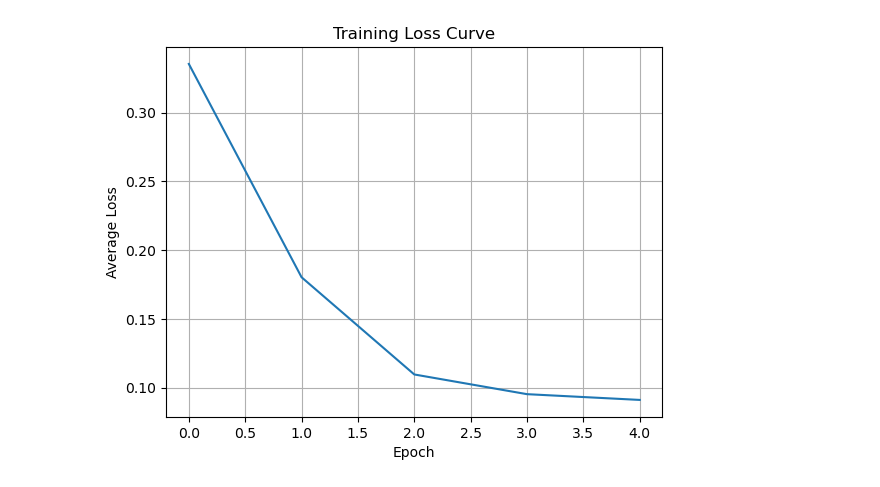
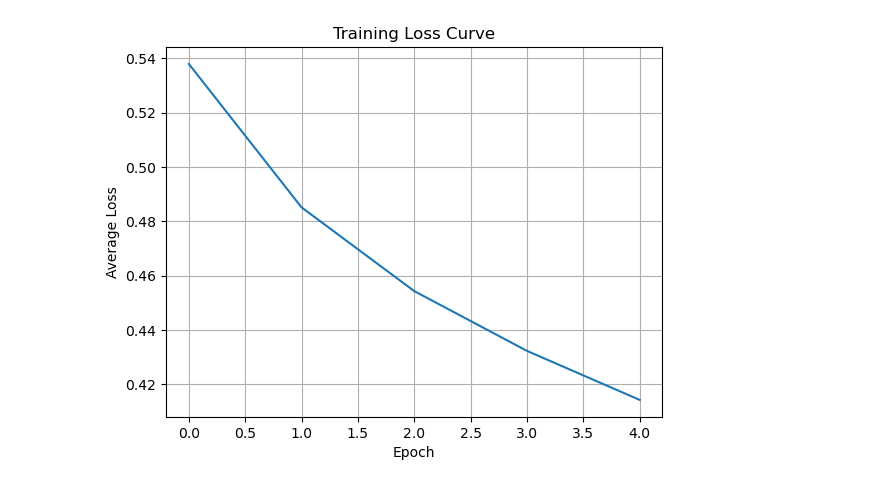
Before and after one commit to mooshifrew/autodiff, a Jupyter notebook: pytorch_implementation.ipynb, the cells around one changed output. Saved outputs shown, nothing was run; the diff lists cells and outputs as text; code cells hidden in the pictures.

```diff
--- a/pytorch_implementation.ipynb
+++ b/pytorch_implementation.ipynb
@@ -1,8 +98,8 @@
 # %%
+# New code where paramaters ARE updated once per epoch but lr needs to be reduced
 import torch
 import torch.nn as nn
 import torch.optim as optim
-import pickle as pkl
 import matplotlib.pyplot as plt
 
 # Load test params
@@ -11,24 +108,17 @@ file_path = r'C:\Users\CooperO\SYDE577\assignment-one-test-parameters.pkl'
 with open(file_path, 'rb') as file:
     data = pkl.load(file)
 
-inputs = torch.tensor(data['inputs'], dtype=torch.float32)
-targets = torch.tensor(data['targets'], dtype=torch.float32)
+inputs = torch.tensor(data['inputs'], dtype=torch.float64)
+targets = torch.tensor(data['targets'], dtype=torch.float64)
 
 # Define model
 class SimpleNet(nn.Module):
     def __init__(self):
         super(SimpleNet, self).__init__()
-        self.fc1 = nn.Linear(2, 10)
-        self.fc2 = nn.Linear(10, 10)
-        self.fc3 = nn.Linear(10, 1)
+        self.fc1 = nn.Linear(2, 10, dtype=torch.float64)
+        self.fc2 = nn.Linear(10, 10, dtype=torch.float64)
+        self.fc3 = nn.Linear(10, 1, dtype=torch.float64)
         self.relu = nn.ReLU()
-
-        model.fc1.weight = nn.Parameter(torch.tensor(data['w1'], dtype=torch.float32))
-        model.fc1.bias = nn.Parameter(torch.tensor(data['b1'], dtype=torch.float32))
-        model.fc2.weight = nn.Parameter(torch.tensor(data['w2'], dtype=torch.float32))
-        model.fc2.bias = nn.Parameter(torch.tensor(data['b2'], dtype=torch.float32))
-        model.fc3.weight = nn.Parameter(torch.tensor(data['w3'], dtype=torch.float32))
-        model.fc3.bias = nn.Parameter(torch.tensor(data['b3'], dtype=torch.float32))
 
     def forward(self, x):
         x = self.relu(self.fc1(x))
@@ -40,47 +130,45 @@ class SimpleNet(nn.Module):
 model = SimpleNet()
 
 # Initialize weights and biases
-# with torch.no_grad():
-#     model.fc1.weight = nn.Parameter(torch.tensor(data['w1'], dtype=torch.float32))
-#     model.fc1.bias = nn.Parameter(torch.tensor(data['b1'], dtype=torch.float32))
-#     model.fc2.weight = nn.Parameter(torch.tensor(data['w2'], dtype=torch.float32))
-#     model.fc2.bias = nn.Parameter(torch.tensor(data['b2'], dtype=torch.float32))
-#     model.fc3.weight = nn.Parameter(torch.tensor(data['w3'], dtype=torch.float32))
-#     model.fc3.bias = nn.Parameter(torch.tensor(data['b3'], dtype=torch.float32))
+model.fc1.weight = nn.Parameter(torch.tensor(data['w1'], dtype=torch.float64))
+model.fc1.bias = nn.Parameter(torch.tensor(data['b1'], dtype=torch.float64))
+model.fc2.weight = nn.Parameter(torch.tensor(data['w2'], dtype=torch.float64))
+model.fc2.bias = nn.Parameter(torch.tensor(data['b2'], dtype=torch.float64))
+model.fc3.weight = nn.Parameter(torch.tensor(data['w3'], dtype=torch.float64))
+model.fc3.bias = nn.Parameter(torch.tensor(data['b3'], dtype=torch.float64))
 
 # MSE loss
 criterion = nn.MSELoss()
 
-# Custom MSE implementation (cannot be called like criterion it will be different)
+# Custom MSE implementation (MSE/2)
 def get_loss(y, y_hat):
     return 0.5 * ((y_hat - y) ** 2).mean()
 
-# Gradient descent optimizer; learning rate of 0.01
-optimizer = optim.SGD(model.parameters(), lr=0.01)
+# Optimizer with learning rate of 0.01
+optimizer = optim.SGD(model.parameters(), lr=0.001)
 
 # Training loop
 epochs = 5
 loss_vals = []
 
 for epoch in range(epochs):
+    optimizer.zero_grad()
     epoch_loss = 0.0
+
     for i in range(len(inputs)):
-        # print(inputs.shape, targets.shape)
         input_data = inputs[i]
         target_data = targets[i]
 
         # Forward pass
         output = model(input_data)
-        loss = get_loss(output, target_data)
+        loss = criterion(output, target_data)/2
+        epoch_loss += loss.item()
 
-        # Backward pass
-        optimizer.zero_grad()
+        # Accumulate gradients
         loss.backward()
 
-        # Update weights
-        optimizer.step()
-
-        epoch_loss += loss.item()
+    # Perform a single parameter update after accumulating gradients
+    optimizer.step()
 
     # Average loss for the epoch
     avg_loss = epoch_loss / len(inputs)
@@ -104 +192 @@ Epoch 5/5, Loss: 0.09100226156938789
-[figure, old version]
+[figure, new version]
```
Also changed, not shown: parts of 4 cells of this notebook.
